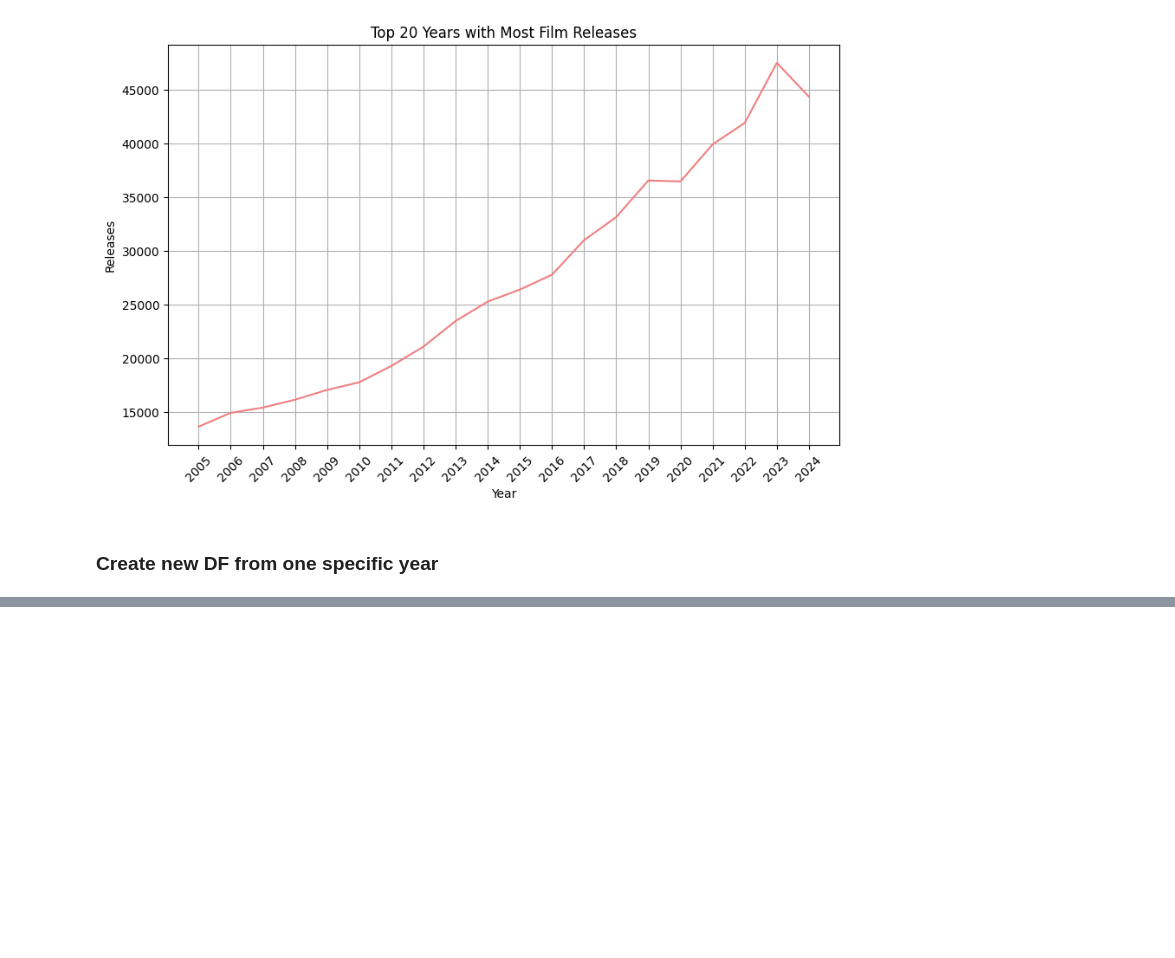
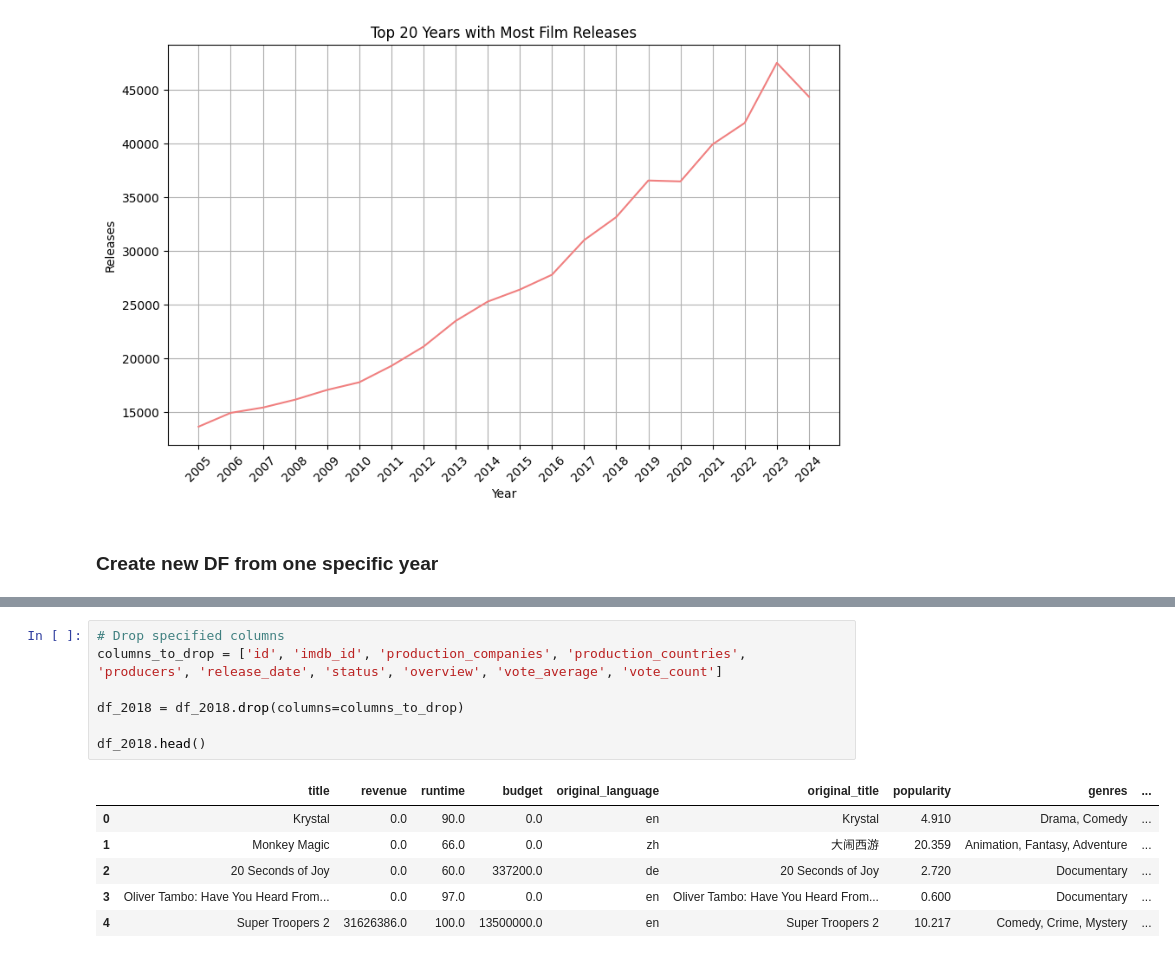
Before and after one commit to bruhu/film-sentiment-analysis, a Jupyter notebook: notebooks/tmdb_data.ipynb, the cells around one changed output, grey strips where cells are left out. Cells and saved outputs as stored; diff of their text form; blank space fills up the shorter version.

```diff
--- a/notebooks/tmdb_data.ipynb
+++ b/notebooks/tmdb_data.ipynb
@@ -176,0 +187,14 @@ df_2018.head()
+# %%
+# Drop specified columns
+columns_to_drop = ['id', 'imdb_id', 'production_companies', 'production_countries', 'producers', 'release_date', 'status', 'overview', 'vote_average', 'vote_count']
+
+df_2018 = df_2018.drop(columns=columns_to_drop)
+
+df_2018.head()
+# %% [output]
+|  | title | revenue | runtime | budget | original_language | original_title | popularity | genres | ... |
+| 0 | Krystal | 0.0 | 90.0 | 0.0 | en | Krystal | 4.910 | Drama, Comedy | ... |
+| 1 | Monkey Magic | 0.0 | 66.0 | 0.0 | zh | 大闹西游 | 20.359 | Animation, Fantasy, Adventure | ... |
+| 2 | 20 Seconds of Joy | 0.0 | 60.0 | 337200.0 | de | 20 Seconds of Joy | 2.720 | Documentary | ... |
+| 3 | Oliver Tambo: Have You Heard From... | 0.0 | 97.0 | 0.0 | en | Oliver Tambo: Have You Heard From... | 0.600 | Documentary | ... |
+| 4 | Super Troopers 2 | 31626386.0 | 100.0 | 13500000.0 | en | Super Troopers 2 | 10.217 | Comedy, Crime, Mystery | ... |
```
Also changed, not shown: parts of 4 cells of this notebook.
